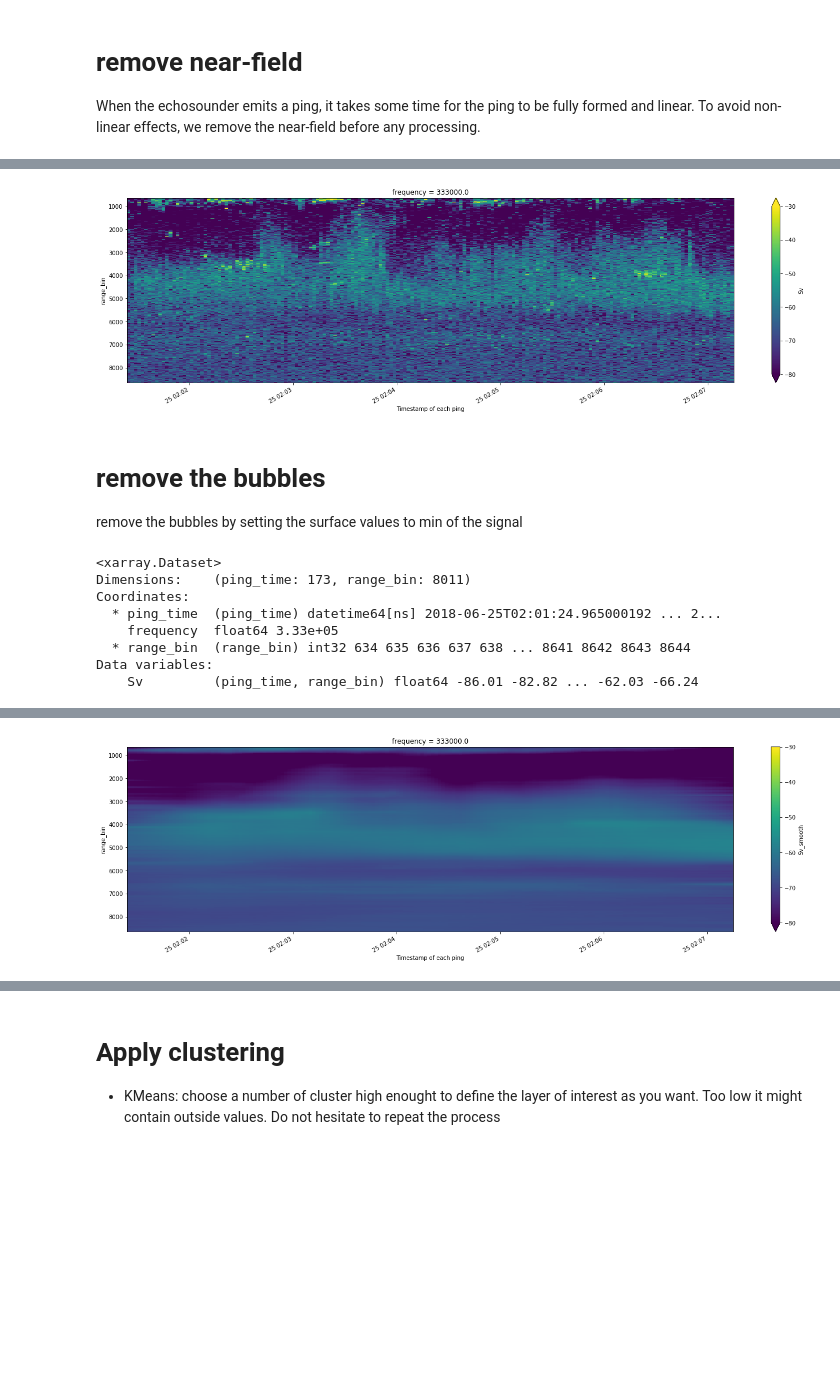
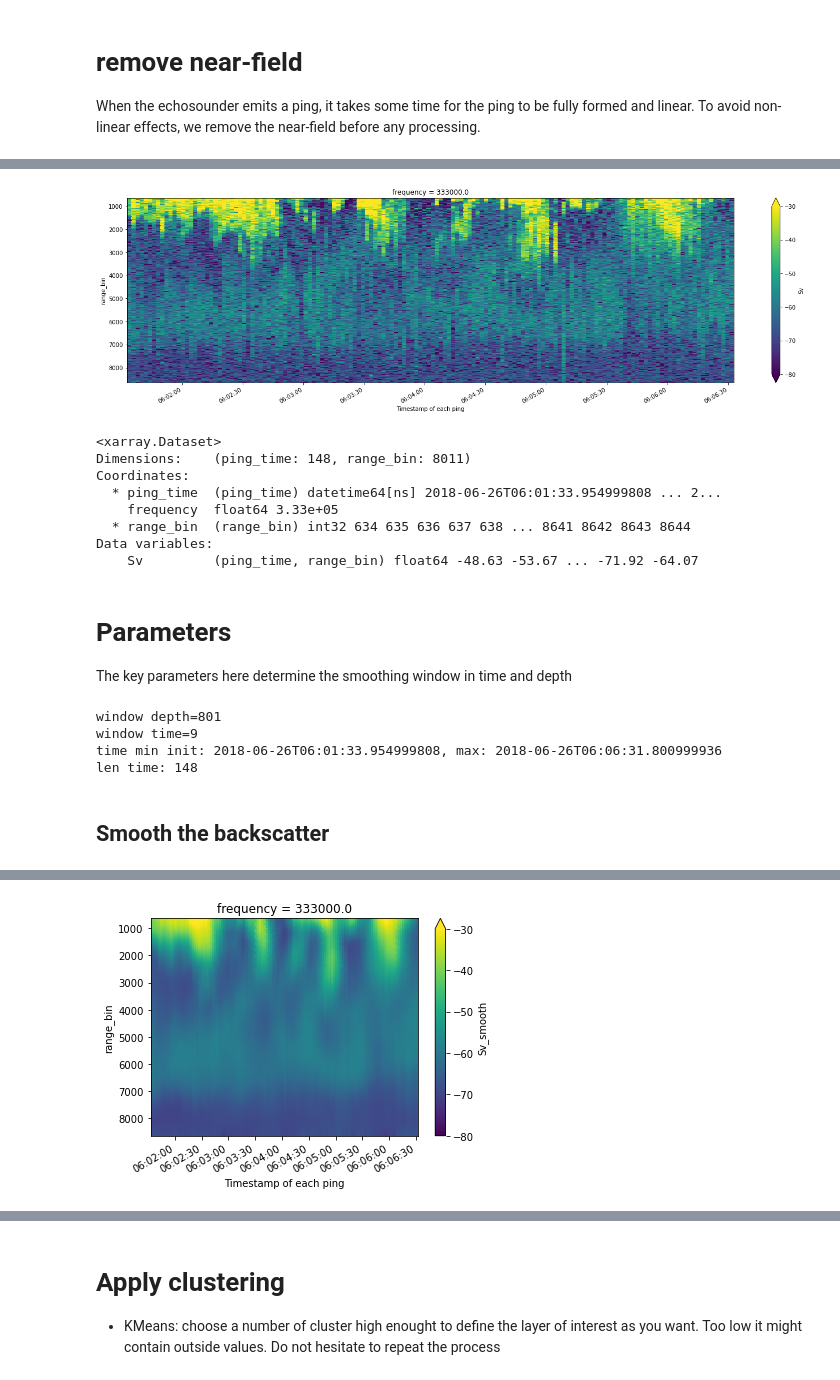
Before and after one commit to mbdunn/layer-extraction, a Jupyter notebook: clustering-includesurface.ipynb, the cells around one changed output, grey strips where cells are left out. Drawn from its saved outputs; the diff is of its cells as text; code cells hidden in the pictures; blank space fills up the shorter version.

Commit message:
Try with large depth smoothing window

```diff
--- a/clustering-includesurface.ipynb
+++ b/clustering-includesurface.ipynb
@@ -7,7 +7,7 @@ from sklearn.cluster import KMeans
 from sklearn.preprocessing import StandardScaler
 from skimage import feature
 # %%
-fname = 'D:GLIDER2018/Echosounder/Echosounder/nc_files/GLIDER_SB_2018_v5-Phase0-D20180625-T020123-0.nc'
+fname = 'D:GLIDER2018/Echosounder/Echosounder/nc_files/GLIDER_SB_2018_v5-Phase0-D20180626-T060132-0.nc'
 ed = ep.open_converted(fname)
 ds = ep.calibrate.compute_Sv(ed, waveform_mode='BB', encode_mode='complex')
 ds
@@ -67,31 +67,37 @@ Data variables:
 fig = ds.Sv.plot(x='ping_time', size=6, aspect=4, cmap="viridis", vmin=-80, vmax=-30)
 plt.gca().invert_yaxis()
 # %% [output]
-[figure, old version]
+[figure, new version]
-# %% [markdown]
-# remove the bubbles
-
-remove the bubbles by setting the surface values to min of the signal
 # %%
 ds_s = ds[['Sv']]
 ds_s
 # %% [output]
 <xarray.Dataset>
-Dimensions:    (ping_time: 173, range_bin: 8011)
+Dimensions:    (ping_time: 148, range_bin: 8011)
 Coordinates:
-  * ping_time  (ping_time) datetime64[ns] 2018-06-25T02:01:24.965000192 ... 2...
+  * ping_time  (ping_time) datetime64[ns] 2018-06-26T06:01:33.954999808 ... 2...
     frequency  float64 3.33e+05
   * range_bin  (range_bin) int32 634 635 636 637 638 ... 8641 8642 8643 8644
 Data variables:
-    Sv         (ping_time, range_bin) float64 -86.01 -82.82 ... -62.03 -66.24
+    Sv         (ping_time, range_bin) float64 -48.63 -53.67 ... -71.92 -64.07
+# %% [markdown]
+# Parameters
+The key parameters here determine the smoothing window in time and depth
+# %%
+time_smoothing = max(len(ds_s['ping_time'].data)//15, 1)
+depth_smoothing = len(ds_s['range_bin'].data)//10
+print(f'window depth={depth_smoothing}')
+print(f'window time={time_smoothing}')
+print(f"time min init: {ds_s['ping_time'].min().data}, max: {ds_s['ping_time'].max().data}")
+print(f"len time: {len(ds_s['ping_time'])}")
+# %% [output]
+window depth=801
+window time=9
+time min init: 2018-06-26T06:01:33.954999808, max: 2018-06-26T06:06:31.800999936
+len time: 148
+# %% [markdown]
+## Smooth the backscatter
 # %%
-time_smoothing = max(len(ds_s['ping_time'].data)//4, 1)
-depth_smoothing = len(ds_s['range_bin'].data)//100
-print(f'window depth={depth_smoothing}')
-print(f'window time={time_smoothing}')
-print(f"time min init: {ds_s['ping_time'].min().data}, max: {ds_s['ping_time'].max().data}")
-print(f"len time: {len(ds_s['ping_time'])}")
-
 # smoothing on time axis
 Sv_smooth = ds_s['Sv'].pad(ping_time=(time_smoothing, time_smoothing), mode='edge').rolling(ping_time=time_smoothing, center=True).mean()
 Sv_smooth = Sv_smooth.isel(ping_time=np.arange(time_smoothing, len(ds_s['ping_time'])+time_smoothing))
@@ -106,6 +112,6 @@ ds_s = ds_s.assign(variables={"Sv_smooth": (('ping_time', 'range_bin'), Sv_smoot
 print(f"time min smooth: {Sv_smooth['ping_time'].min().data}, max: {Sv_smooth['ping_time'].max().data}")
 print(f"len time smooth: {len(Sv_smooth['ping_time'])}")
 
-ds_s.Sv_smooth.plot(x='ping_time', size=6, aspect=4, cmap="viridis", vmin=-80, vmax=-30)
+ds_s.Sv_smooth.plot(x='ping_time', cmap="viridis", vmin=-80, vmax=-30)
 plt.gca().invert_yaxis()
 # %% [output]
@@ -118,4 +120,4 @@ len time smooth: 173
-[figure, old version]
+[figure, new version]
 # %%
 stacked = ds_s.stack(z=('ping_time', 'range_bin'))
 stacked
```
Also changed, not shown: parts of 16 cells of this notebook.
